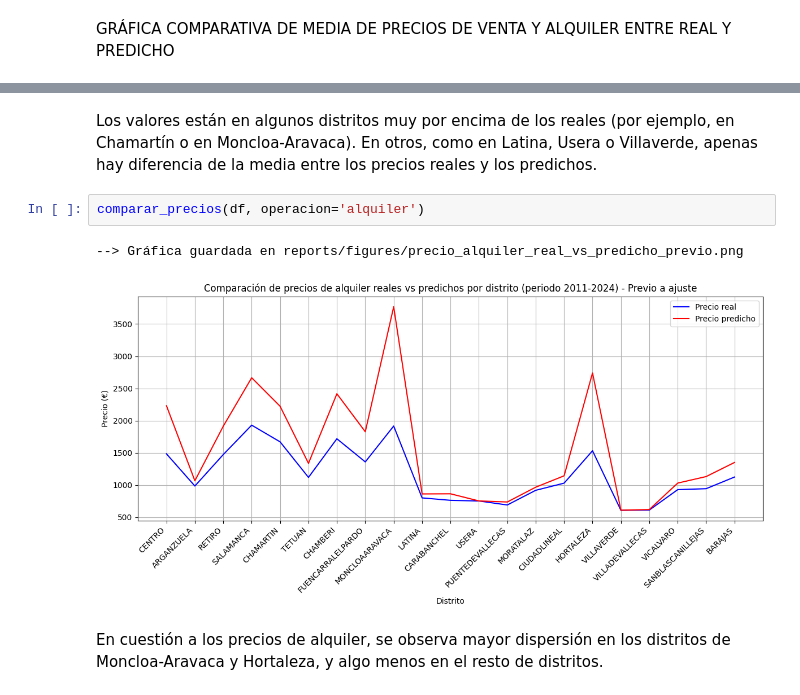
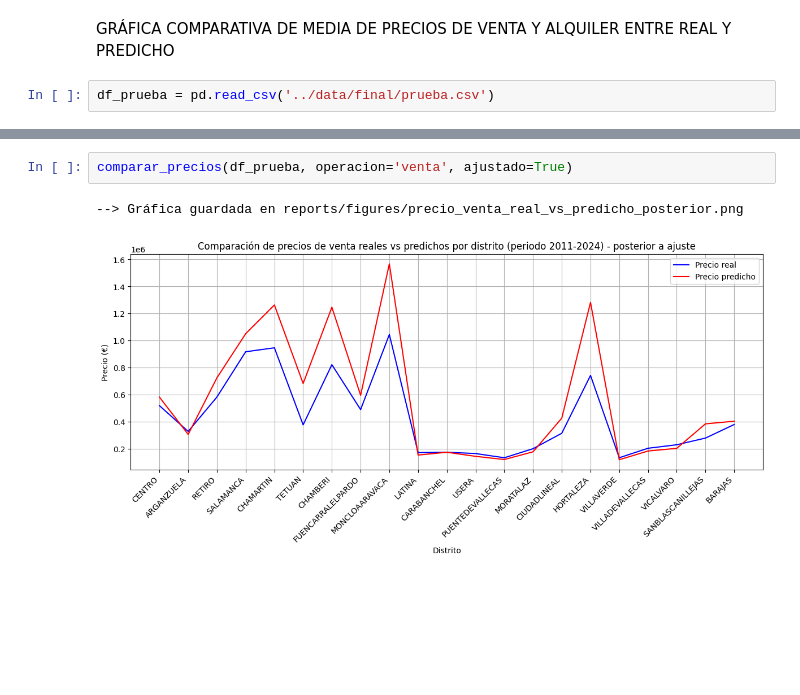
Before and after one commit to JorgeGM8/TFM_Data_Science, a Jupyter notebook: notebooks/gráficas_desviacion_tipica.ipynb, the cells around one changed output, grey strips where cells are left out. Drawn from its saved outputs; the diff is of its cells as text; blank space fills up the shorter version.

Commit message:
(En proceso) Ajuste de valor predicho en base a errores. Funciones para probar con ajuste individual, por grupo con ruido y sesgo y por grupo e individual con ruido y sesgo.

```diff
--- a/notebooks/gráficas_desviacion_tipica.ipynb
+++ b/notebooks/gráficas_desviacion_tipica.ipynb
@@ -44,4 +44,6 @@ precios_distrito_ano(df, operacion='alquiler', valor='predicho')
 [figure]
 # %% [markdown]
 GRÁFICA COMPARATIVA DE MEDIA DE PRECIOS DE VENTA Y ALQUILER ENTRE REAL Y PREDICHO
+# %%
+df_prueba = pd.read_csv('../data/final/prueba.csv')
 # %%
@@ -49,12 +51,8 @@ comparar_precios(df, operacion='venta')
 # %% [output]
 --> Gráfica guardada en reports/figures/precio_venta_real_vs_predicho_previo.png
 [figure]
-# %% [markdown]
-Los valores están en algunos distritos muy por encima de los reales (por ejemplo, en Chamartín o en Moncloa-Aravaca). En otros, como en Latina, Usera o Villaverde, apenas hay diferencia de la media entre los precios reales y los predichos.
 # %%
-comparar_precios(df, operacion='alquiler')
+comparar_precios(df_prueba, operacion='venta', ajustado=True)
 # %% [output]
---> Gráfica guardada en reports/figures/precio_alquiler_real_vs_predicho_previo.png
+--> Gráfica guardada en reports/figures/precio_venta_real_vs_predicho_posterior.png
-[figure, old version]
+[figure, new version]
-# %% [markdown]
-En cuestión a los precios de alquiler, se observa mayor dispersión en los distritos de Moncloa-Aravaca y Hortaleza, y algo menos en el resto de distritos.
```
Also changed, not shown: parts of 3 cells of this notebook, 8 other files.
